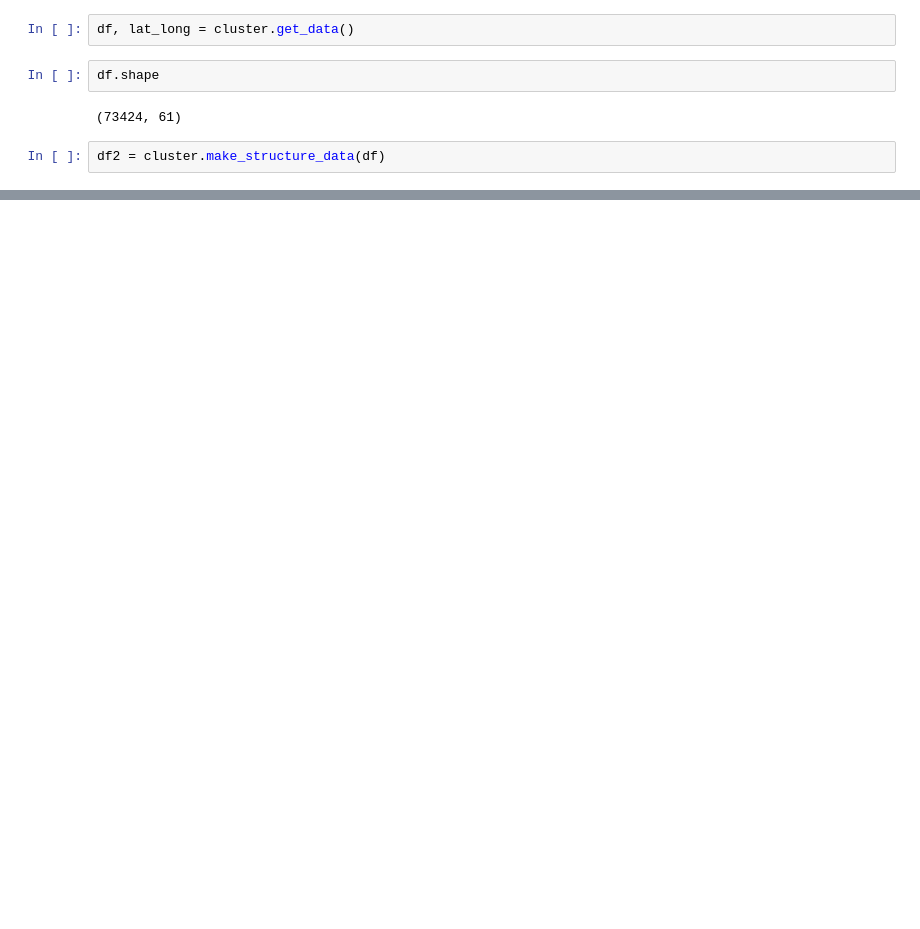
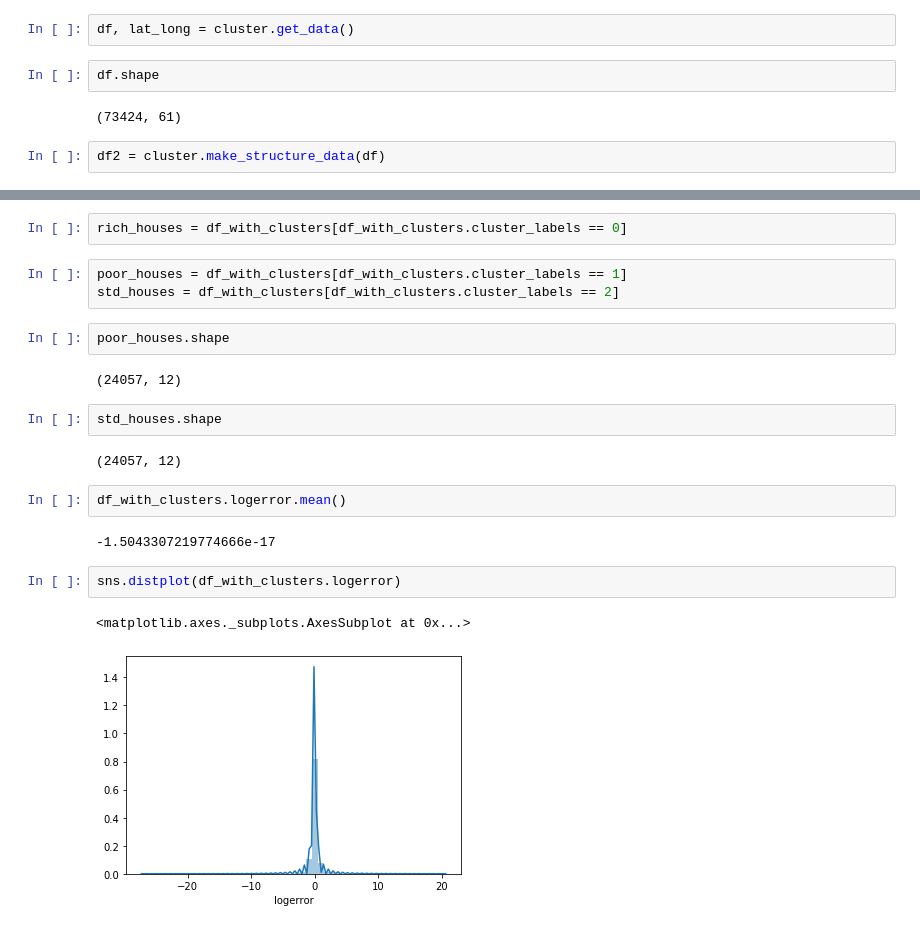
Before and after one commit to LambDom/Zillow-logerror, a Jupyter notebook: testing.ipynb, the cells around one changed output, grey strips where cells are left out. Saved outputs shown, nothing was run; the diff lists cells and outputs as text; blank space fills up the shorter version.

```diff
--- a/testing.ipynb
+++ b/testing.ipynb
@@ -74,0 +79,22 @@ lat_long
+# %%
+rich_houses = df_with_clusters[df_with_clusters.cluster_labels == 0]
+# %%
+poor_houses = df_with_clusters[df_with_clusters.cluster_labels == 1]
+std_houses = df_with_clusters[df_with_clusters.cluster_labels == 2]
+# %%
+poor_houses.shape
+# %% [output]
+(24057, 12)
+# %%
+std_houses.shape
+# %% [output]
+(24057, 12)
+# %%
+df_with_clusters.logerror.mean()
+# %% [output]
+-1.5043307219774666e-17
+# %%
+sns.distplot(df_with_clusters.logerror)
+# %% [output]
+<matplotlib.axes._subplots.AxesSubplot at 0x...>
+[figure, added]
```
Also changed, not shown: parts of 20 cells of this notebook, 2 other files.
